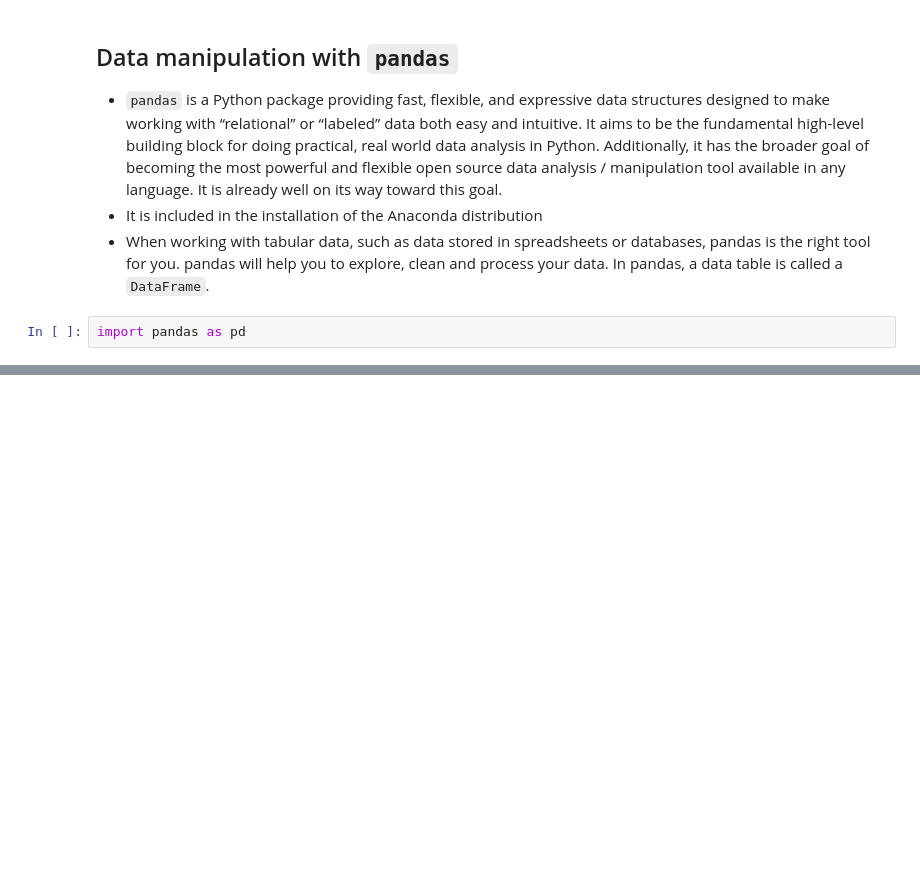
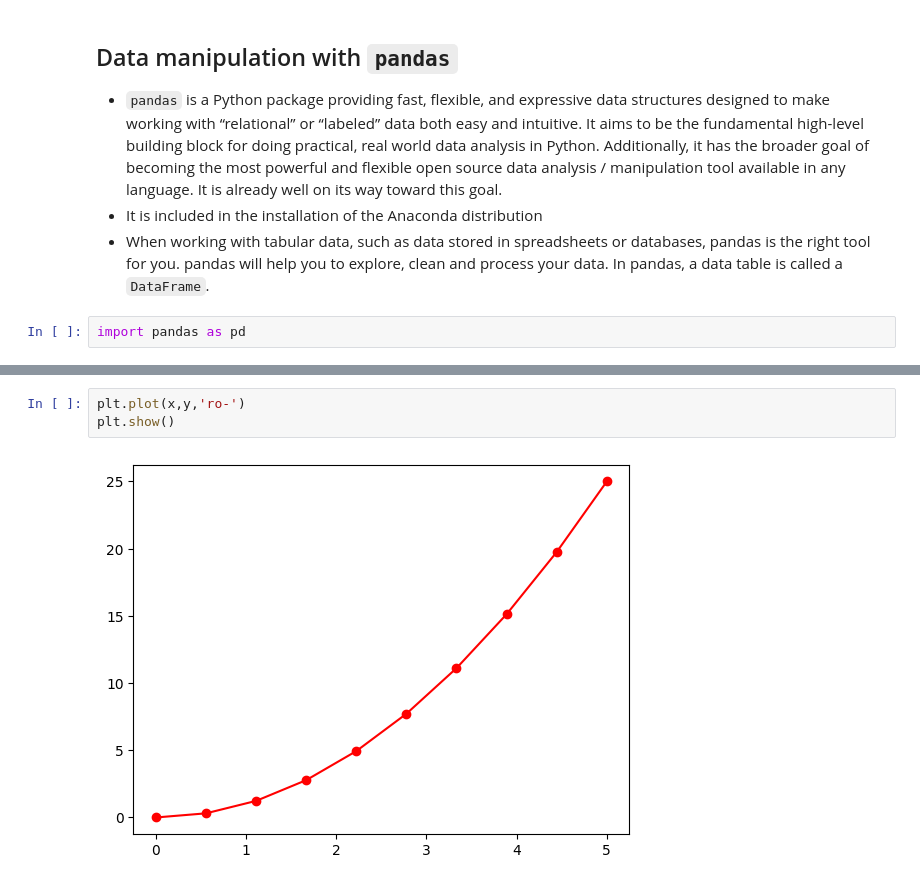
Before and after one commit to xiangshiyin/machine-learning-for-actuarial-science, a Jupyter notebook: 2025-spring/week01/notebook/demo.ipynb, the cells around one changed output, grey strips where cells are left out. Drawn from its saved outputs; the diff is of its cells as text; blank space fills up the shorter version.

```diff
--- a/2025-spring/week01/notebook/demo.ipynb
+++ b/2025-spring/week01/notebook/demo.ipynb
@@ -289,0 +458,5 @@ import pandas as pd
+# %%
+plt.plot(x,y,'ro-')
+plt.show()
+# %% [output]
+[figure, added]
```
Also changed, not shown: parts of 38 cells of this notebook, 6 other files.
